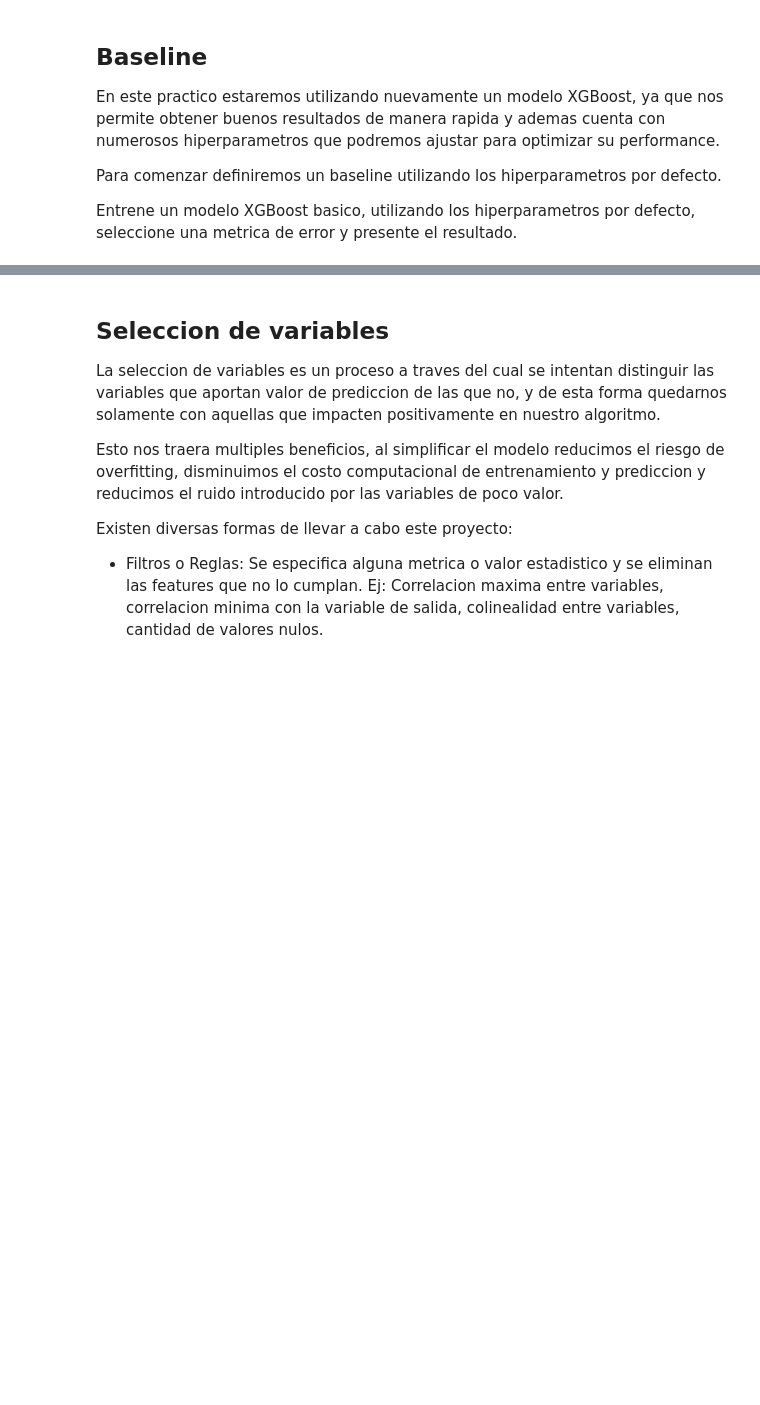
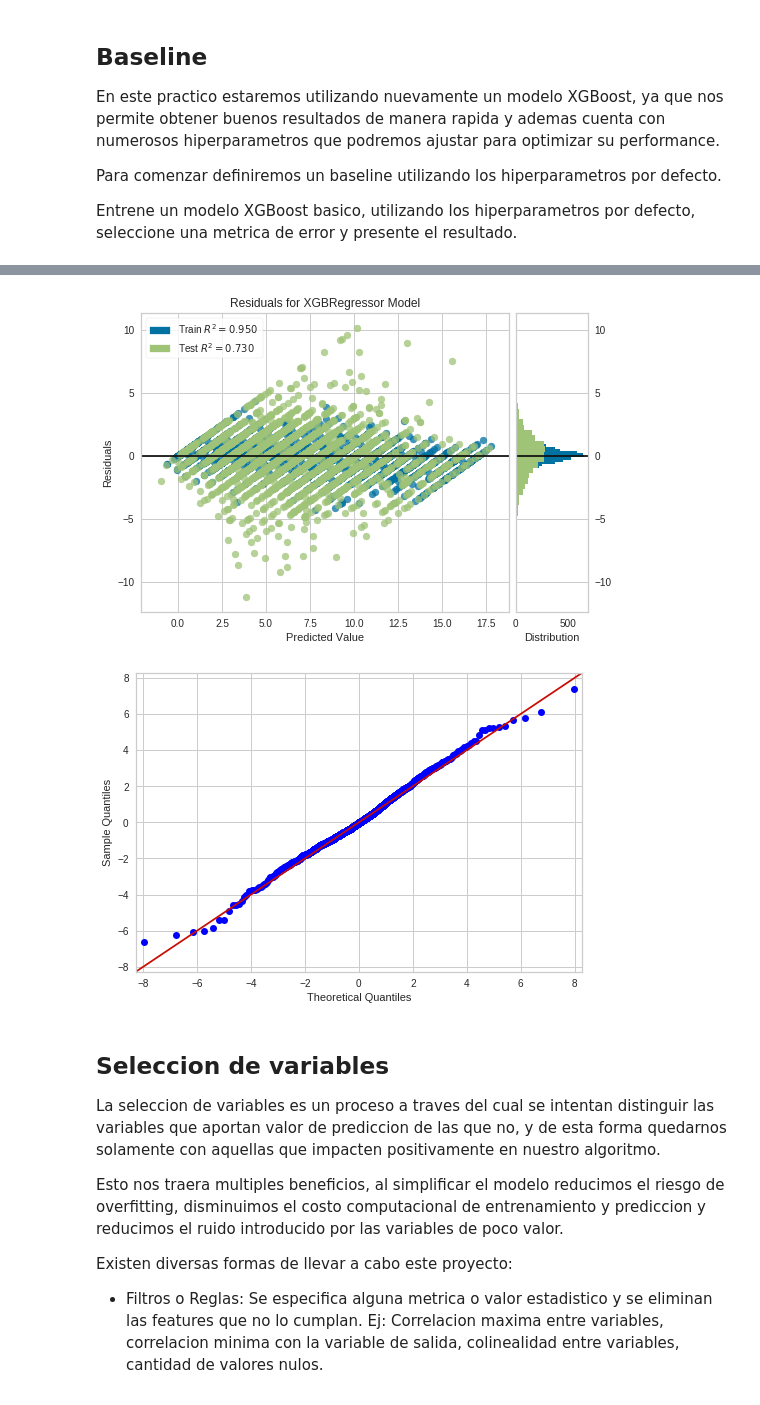
Before and after one commit to georeference-ML-mentoria/AprendizajeAutomatico-, a Jupyter notebook: 4_1_TPractico_Aprendizaje_Supervisado_y_No_Supervisado.ipynb, the cells around one changed output, grey strips where cells are left out. Saved outputs shown, nothing was run; the diff lists cells and outputs as text; code cells hidden in the pictures; blank space fills up the shorter version.

Commit message:
Notebook: load, transform and split data, set baseline, select important variables.

```diff
--- a/4_1_TPractico_Aprendizaje_Supervisado_y_No_Supervisado.ipynb
+++ b/4_1_TPractico_Aprendizaje_Supervisado_y_No_Supervisado.ipynb
@@ -19,0 +169,16 @@ Carguen el dataset utilizado en el practico anterior, realizen la particion y ap
+# %%
+dataframe = pd.read_csv(
+    './data/curated_data.csv',
+    sep='\t',
+    parse_dates=['DAT_CON', 'TR_S_DAT_CON'],
+    date_parser=lambda x: datetime.datetime.strptime(x, '%d/%m/%Y')
+)
+# %%
+# Partir conjunto de datos en conjuntos de entrenamiento y validación.
+X_train, X_valid, y_train, y_valid = train_test_split(
+    transform_data(dataframe.drop(columns=['FIC'])),
+    dataframe.FIC,
+    test_size=0.3,
+    random_state=42
+)
+X_train
@@ -25,3 +204,13 @@ En este practico estaremos utilizando nuevamente un modelo XGBoost, ya que nos p
 Para comenzar definiremos un baseline utilizando los hiperparametros por defecto.
 
 Entrene un modelo XGBoost basico, utilizando los hiperparametros por defecto, seleccione una metrica de error y presente el resultado.
+# %%
+regressor = xgb.XGBRegressor(random_state=42)
+
+regressor.fit(X_train, y_train)
+
+y_train_pred = regressor.predict(X_train)
+y_valid_pred = regressor.predict(X_valid)
+
+display_evaluation_errors(y_train, y_train_pred, y_valid, y_valid_pred)
+display_evaluation_table(y_valid, y_valid_pred)
@@ -28,3 +232,9 @@ Entrene un modelo XGBoost basico, utilizando los hiperparametros por defecto, se
+# %%
+show_residuals_plot(regressor, X_train, y_train, X_valid, y_valid)
+show_qq_plot(y_valid, y_valid_pred)
+# %% [output]
+[figure, added]
+[figure, added]
 # %% [markdown]
 ## Seleccion de variables
 
```
Also changed, not shown: parts of 9 cells of this notebook.
